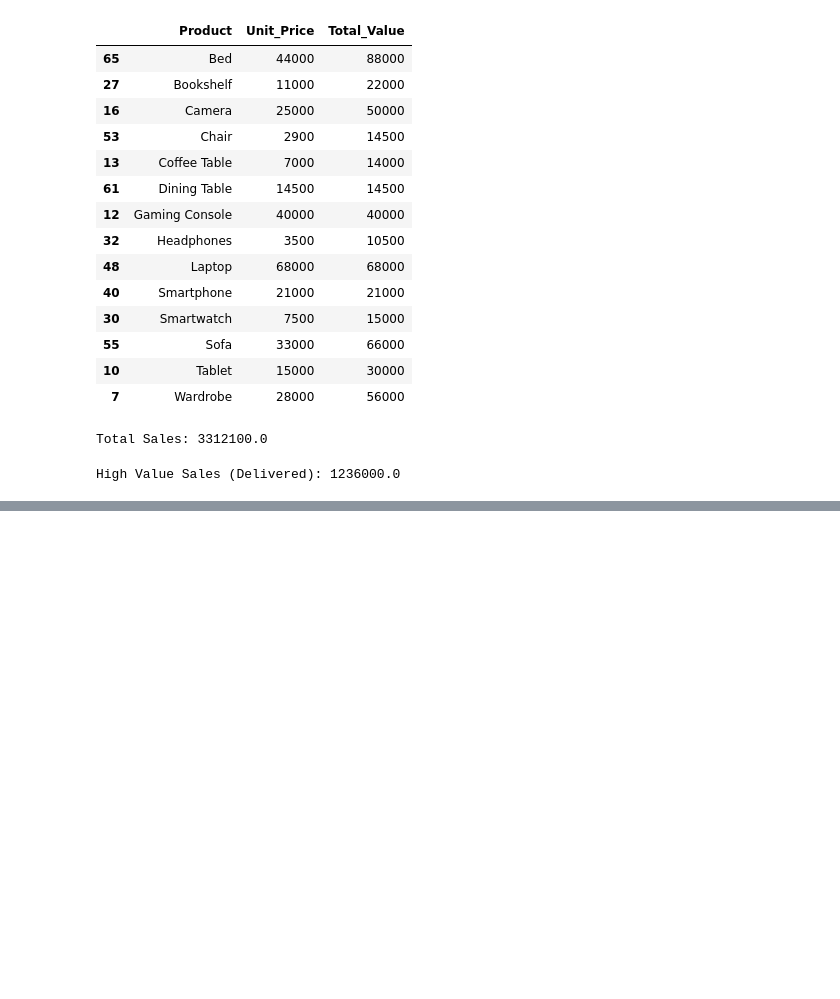
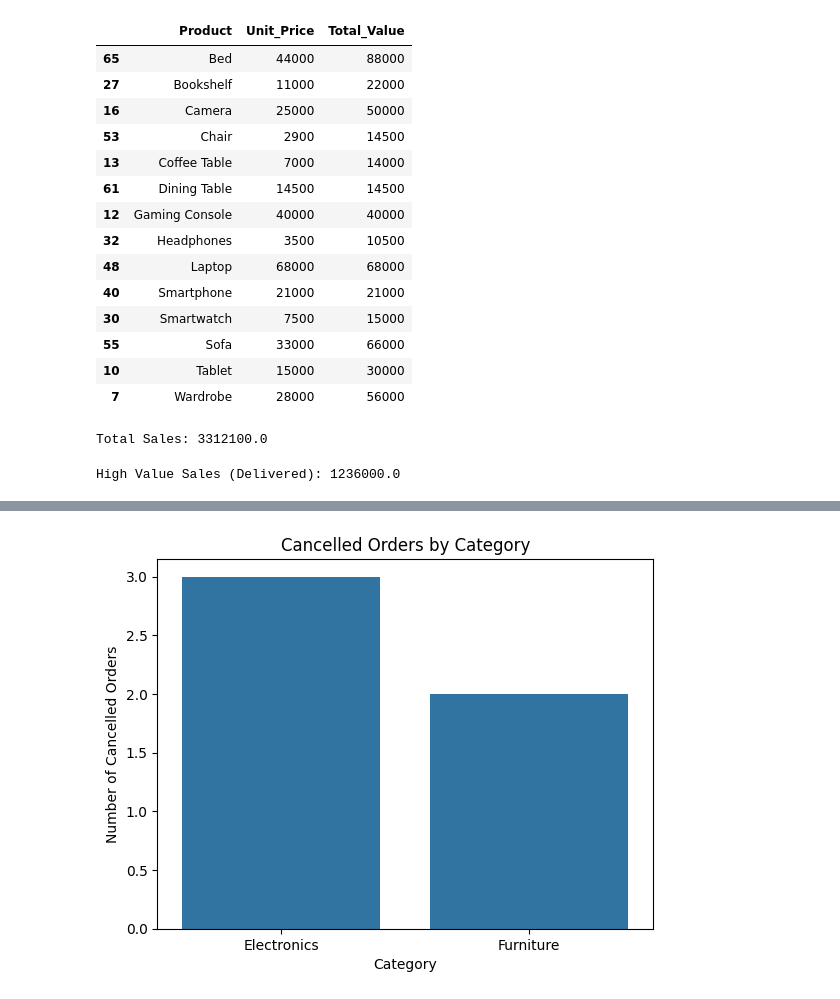
Before and after one commit to PhiWhyyy/E-Commerce-Business-Analysis, a Jupyter notebook: E_Commerce_Business_Analysis_Project.ipynb, the cells around one changed output, grey strips where cells are left out. Cells and saved outputs as stored; diff of their text form; code cells hidden in the pictures; blank space fills up the shorter version.

```diff
--- a/E_Commerce_Business_Analysis_Project.ipynb
+++ b/E_Commerce_Business_Analysis_Project.ipynb
@@ -178,0 +241,8 @@ display(monthly_sales)
+# %%
+sns.barplot(x='Category', y='Cancelled_Orders', data=category_cancelled)
+plt.title('Cancelled Orders by Category')
+plt.xlabel('Category')
+plt.ylabel('Number of Cancelled Orders')
+plt.show()
+# %% [output]
+[figure, added]
```
Also changed, not shown: parts of 6 cells of this notebook.
